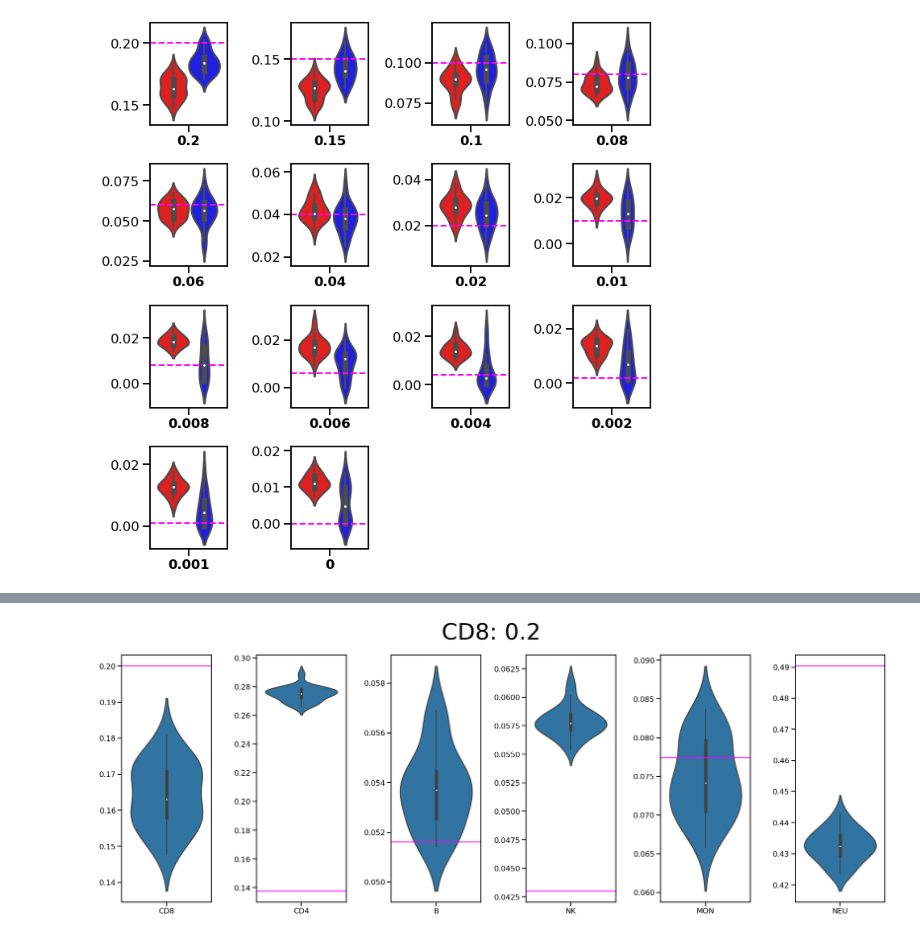
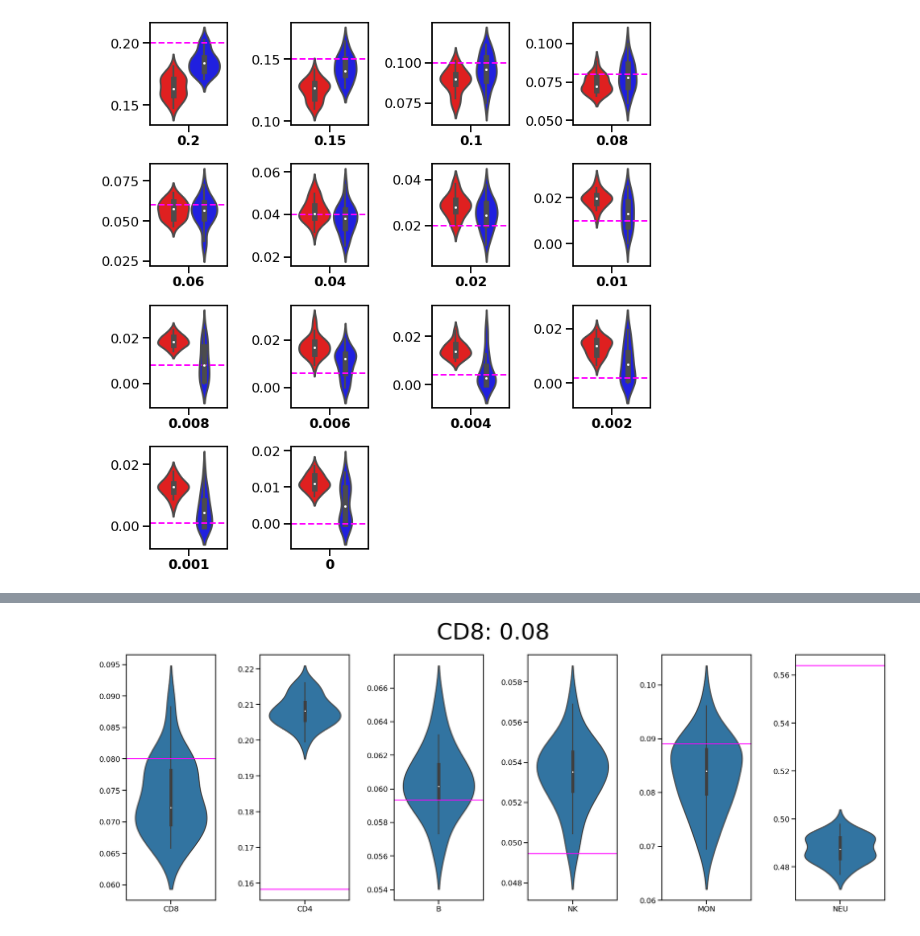
Before and after one commit to gh-msun/gh-msun, a Jupyter notebook: projects/2023_06_26_SRT_deconvolution_MS/notebooks/titration/primary_immune_loyfer_wholeblood/titration_CD8.ipynb, the cells around one changed output, grey strips where cells are left out. Saved outputs shown, nothing was run; the diff lists cells and outputs as text; code cells hidden in the pictures.

Commit message:
update plots

```diff
--- a/projects/2023_06_26_SRT_deconvolution_MS/notebooks/titration/primary_immune_loyfer_wholeblood/titration_CD8.ipynb
+++ b/projects/2023_06_26_SRT_deconvolution_MS/notebooks/titration/primary_immune_loyfer_wholeblood/titration_CD8.ipynb
@@ -468,7 +421,7 @@ sample_ref_map = {
 
 abridged_name = ['CD8', 'CD4', 'B', 'NK', 'MON', 'NEU']
 
-i=0 # row
+i=3 # row
 
 # Create a figure with a grid of subplots
 n_titration = len(TITRATION_LIST)
@@ -478,31 +431,31 @@ fig, axs = plt.subplots(1, n_celltype, figsize=(30, 10))
 celltypes = sample_ref_map.values()
 
 
 ground_truth_dict = {key: all_proportions[i][key] for key in sample_ref_map.keys()} # match order
 celltype_keys = list(ground_truth_dict.keys())
 
 for j, celltype in enumerate(celltypes): # col
     idx = deconvolution_naive[i].index.isin(sample_ref_map.values())
     deconvolution_naive_ = deconvolution_naive[i][idx]
     df = deconvolution_naive_.reindex(sample_ref_map.values())
     phat = df[df.index==celltype].values.squeeze()
     sns.violinplot(data=phat, ax=axs[j])
 
     axs[j].set_xlabel('')
     axs[j].set_ylabel('')
     axs[j].set_xticks([0])
     axs[j].set_xticklabels([abridged_name[j]])
 
 
     # ground truth lines
     y = ground_truth_dict[celltype_keys[j]]
     axs[j].axhline(y=y, color='magenta', linestyle='-',linewidth=2)
 
 
 titrating_prop = TITRATION_LIST[i]
 fig.suptitle(f'CD8: {titrating_prop}', fontsize=50)
 
 plt.subplots_adjust(wspace=0.5)
 plt.show()
 # %% [output]
-[figure, old version]
+[figure, new version]
```
Also changed, not shown: parts of 9 cells of this notebook, 5 other files.
